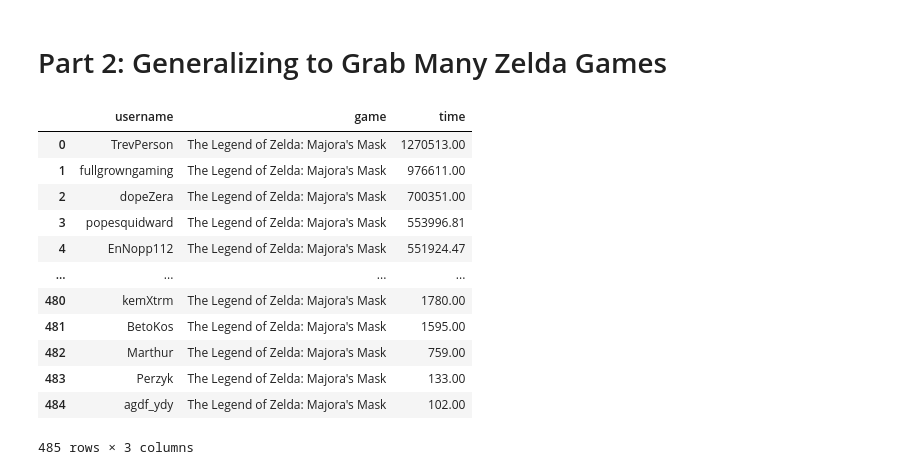
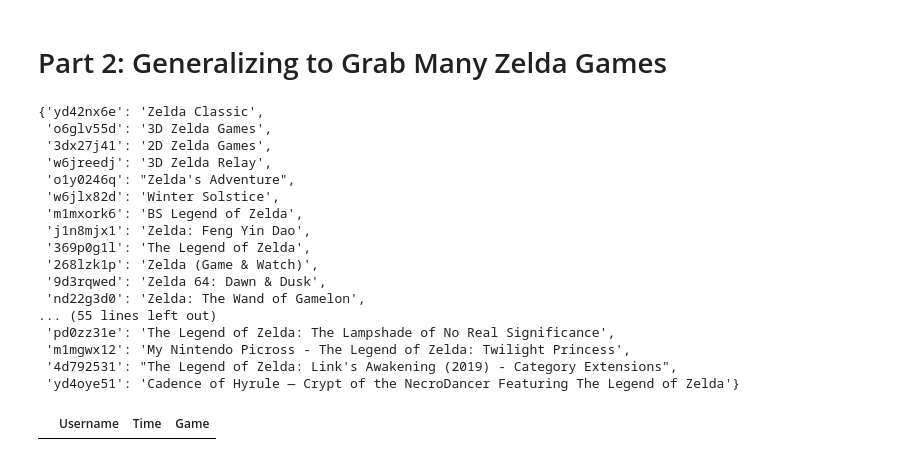
Before and after one commit to harrisonhayden/speedrun-api-etl, a Jupyter notebook: mm-speedrun-data.ipynb, the cells around one changed output. Cells and saved outputs as stored; diff of their text form; code cells hidden in the pictures.

```diff
--- a/mm-speedrun-data.ipynb
+++ b/mm-speedrun-data.ipynb
@@ -109,6 +109,25 @@ def get_games(GAME_SERIES):
     return id_map
 
 id_to_game = get_games(GAME_SERIES)
+id_to_game
+# %% [output]
+{'yd42nx6e': 'Zelda Classic',
+ 'o6glv55d': '3D Zelda Games',
+ '3dx27j41': '2D Zelda Games',
+ 'w6jreedj': '3D Zelda Relay',
+ 'o1y0246q': "Zelda's Adventure",
+ 'w6jlx82d': 'Winter Solstice',
+ 'm1mxork6': 'BS Legend of Zelda',
+ 'j1n8mjx1': 'Zelda: Feng Yin Dao',
+ '369p0g1l': 'The Legend of Zelda',
+ '268lzk1p': 'Zelda (Game & Watch)',
+ '9d3rqwed': 'Zelda 64: Dawn & Dusk',
+ 'nd22g3d0': 'Zelda: The Wand of Gamelon',
+... (55 lines left out)
+ 'pd0zz31e': 'The Legend of Zelda: The Lampshade of No Real Significance',
+ 'm1mgwx12': 'My Nintendo Picross - The Legend of Zelda: Twilight Princess',
+ '4d792531': "The Legend of Zelda: Link's Awakening (2019) - Category Extensions",
+ 'yd4oye51': 'Cadence of Hyrule — Crypt of the NecroDancer Featuring The Legend of Zelda'}
 # %%
 def new_make_list(game_id):
     full_list = []
@@ -151,23 +170,23 @@ def add_runs(game_id):
 
     return player_times
 # %%
-# steps for transforming dict into final df
-df = pd.DataFrame(add_runs('stuff'), columns = ['username', 'time', 'game'])
-df = df.groupby(['username', 'game'], as_index=False).sum()
-df.sort_values(by=['time'], ascending=False, inplace=True)
-df.reset_index(drop=True, inplace=True)
-df
+#steps for transforming dict into final df
+
+# df = pd.DataFrame(add_runs('stuff'), columns = ['username', 'time', 'game'])
+# df = df.groupby(['username', 'game'], as_index=False).sum()
+# df.sort_values(by=['time'], ascending=False, inplace=True)
+# df.reset_index(drop=True, inplace=True)
+# df['time'] = df['time'].apply(convert2)
+# df
+
+data = add_runs(id)
+pd.DataFrame(data, columns = ['Username', 'TotalTime', 'Game'])
+test = add_runs(id)
+pd.DataFrame(test, columns = ['Username', 'Time', 'Game'])
+#pd.DataFrame(data, columns = ['Username', 'TotalTime', 'Game'])
+# df = df.groupby(['Username', 'Game'], as_index=False).sum()
+# df.sort_values(by=['TotalTime'], ascending=False, inplace=True)
+# df.reset_index(drop=True, inplace=True)
+# df['TotalTime'] = df['TotalTime'].apply(convert2)
 # %% [output]
-|  | username | game | time |
-| 0 | TrevPerson | The Legend of Zelda: Majora's Mask | 1270513.00 |
-| 1 | fullgrowngaming | The Legend of Zelda: Majora's Mask | 976611.00 |
-| 2 | dopeZera | The Legend of Zelda: Majora's Mask | 700351.00 |
-| 3 | popesquidward | The Legend of Zelda: Majora's Mask | 553996.81 |
-| 4 | EnNopp112 | The Legend of Zelda: Majora's Mask | 551924.47 |
-| ... | ... | ... | ... |
-| 480 | kemXtrm | The Legend of Zelda: Majora's Mask | 1780.00 |
-| 481 | BetoKos | The Legend of Zelda: Majora's Mask | 1595.00 |
-| 482 | Marthur | The Legend of Zelda: Majora's Mask | 759.00 |
-| 483 | Perzyk | The Legend of Zelda: Majora's Mask | 133.00 |
-| 484 | agdf_ydy | The Legend of Zelda: Majora's Mask | 102.00 |
+|  | Username | Time | Game |
-485 rows × 3 columns
```
Also changed, not shown: parts of 3 cells of this notebook, 4 other files.
